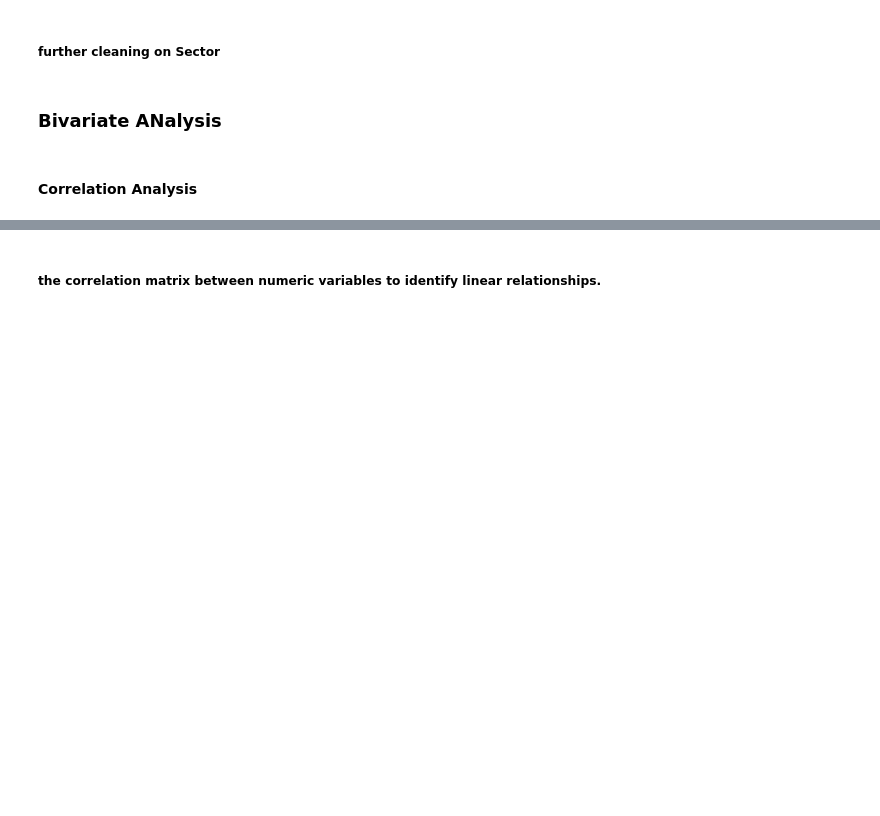
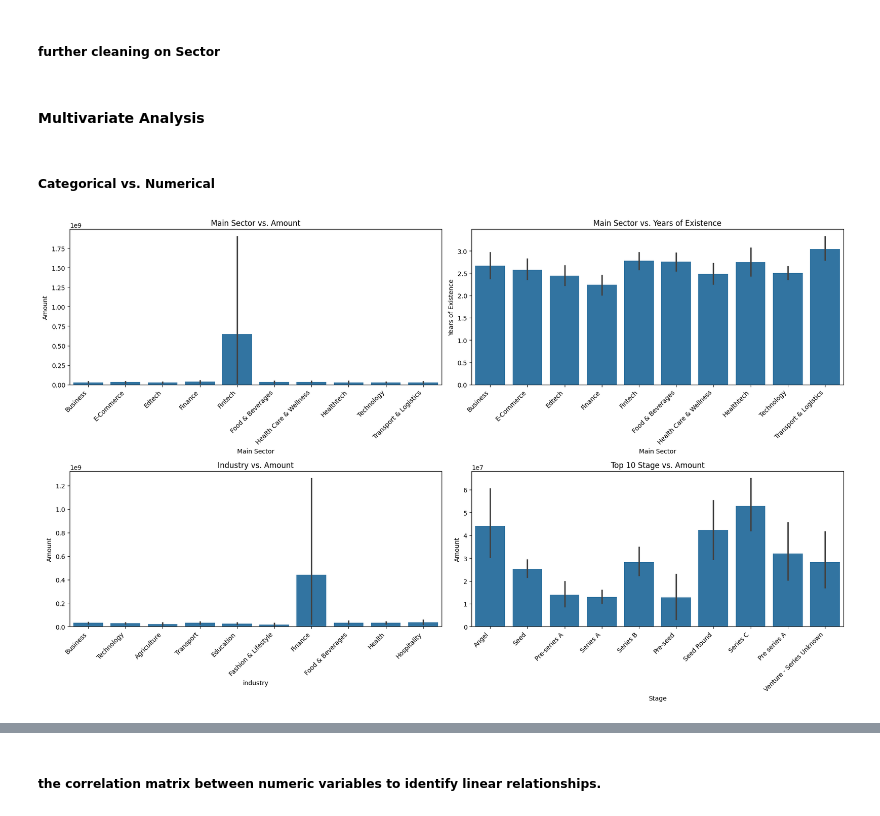
Before and after one commit to parockson/analysis-into-indian-startup-ecosystem, a Jupyter notebook: indian_start_up_funding_ecosystem.ipynb, the cells around one changed output, grey strips where cells are left out. Saved outputs shown, nothing was run; the diff lists cells and outputs as text; code cells hidden in the pictures; blank space fills up the shorter version.

```diff
--- a/indian_start_up_funding_ecosystem.ipynb
+++ b/indian_start_up_funding_ecosystem.ipynb
@@ -2683,2 +2588,0 @@ data.loc[data['Sector'].str.contains('Accounting', case=False, na=False), 'Secto
-# %%
-data.loc[data['Sector'].str.contains('Advertising, Human Resources, Marketing', case=False, na=False), 'Sector'] = 'Advertisement'
@@ -2788,18 +2588,0 @@ print(data['Sector'].value_counts())
-# %%
-# Replace values containing 'Telecommuncation' with 'Telecommunication' in the "Sector" column
-data.loc[data['Sector'].str.contains('Telecommuncation', case=False, na=False), 'Sector'] = 'Telecommunication'
-
-# Print the counts of each unique value in the "Sector" column to verify the changes
-print(data['Sector'].value_counts())
-# %%
-# Replace values containing 'Tourism' or 'Hospitality' with 'Tourism & Hospitality' in the "Sector" column
-data.loc[data['Sector'].str.contains('Tourism|Hospitality', case=False, na=False), 'Sector'] = 'Tourism & Hospitality'
-
-# Print the counts of each unique value in the "Sector" column to verify the changes
-print(data['Sector'].value_counts())
-# %%
-# Replace values containing 'Transport' or 'Travel' with 'Transportation' in the "Sector" column
-data.loc[data['Sector'].str.contains('Transport|Travel', case=False, na=False), 'Sector'] = 'Transportation'
-
-# Print the counts of each unique value in the "Sector" column to verify the changes
-print(data['Sector'].value_counts())
@@ -2843,4 +2589,42 @@ data['Sector'].unique()
-# %% [markdown]
-### Bivariate ANalysis
 # %% [markdown]
-#### Correlation Analysis
+#### Multivariate Analysis
+# %% [markdown]
+##### Categorical vs. Numerical
+# %%
+# Categorical vs. Numerical
+plt.figure(figsize=(18, 20))
+
+# Adjust vertical space between subplots
+plt.subplots_adjust(hspace=0.5)
+
+# Categorical: Main Sector vs. Numerical: Amount (Column Chart)
+plt.subplot(4, 2, 1)
+top_10_main_sector = data['Main Sector'].value_counts().head(10).index
+sns.barplot(x='Main Sector', y='Amount', data=data[data['Main Sector'].isin(top_10_main_sector)])
+plt.title('Main Sector vs. Amount')
+plt.xticks(rotation=45, ha='right')
+
+# Categorical: Main Sector vs. Numerical: Years of Existence (Column Chart)
+plt.subplot(4, 2, 2)
+sns.barplot(x='Main Sector', y='Years of Existence', data=data[data['Main Sector'].isin(top_10_main_sector)])
+plt.title('Main Sector vs. Years of Existence')
+plt.xticks(rotation=45, ha='right')
+
+# Categorical: Industry vs. Numerical: Amount (Column Chart)
+plt.subplot(4, 2, 3)
+top_10_industry = data['industry'].value_counts().head(10).index
+sns.barplot(x='industry', y='Amount', data=data[data['industry'].isin(top_10_industry)])
+plt.title('Industry vs. Amount')
+plt.xticks(rotation=45, ha='right')
+
+# Categorical: Top 10 Stage vs. Numerical: Amount (Column Chart)
+plt.subplot(4, 2, 4)
+top_10_stage = data['Stage'].value_counts().head(10).index
+sns.barplot(x='Stage', y='Amount', data=data[data['Stage'].isin(top_10_stage)])
+plt.title('Top 10 Stage vs. Amount')
+plt.xticks(rotation=45, ha='right')
+
+plt.tight_layout()
+plt.show()
+# %% [output]
+[figure, added]
```
Also changed, not shown: parts of 46 cells of this notebook, 1 other file.
